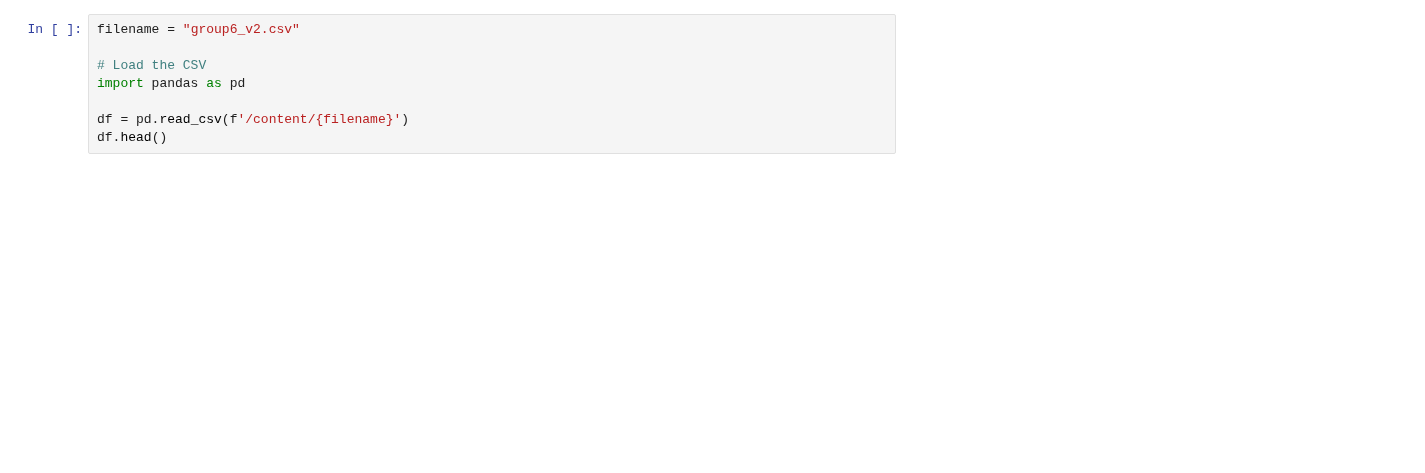
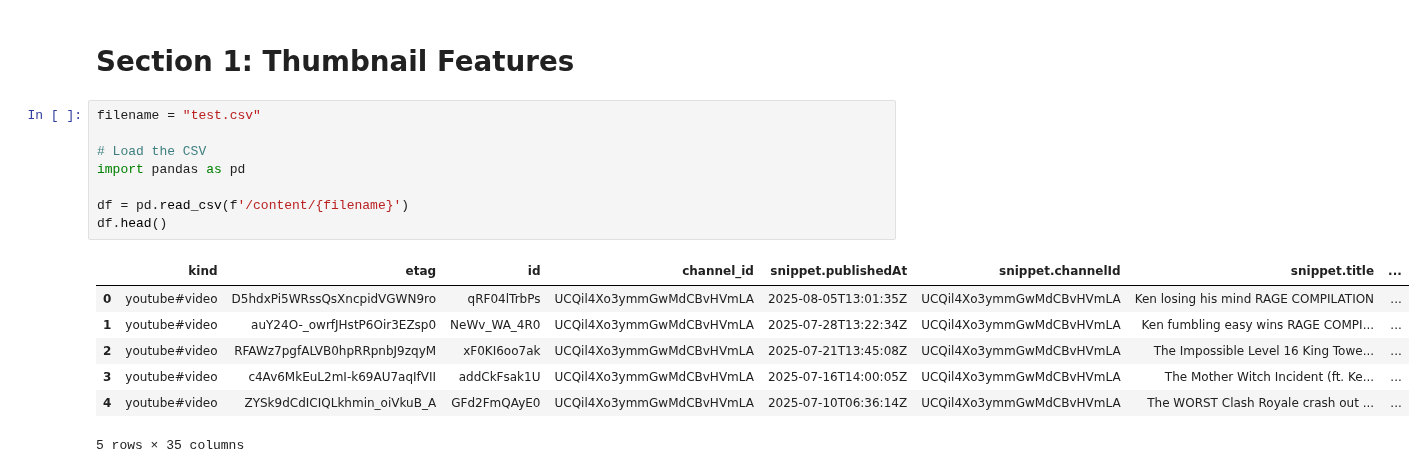
Before and after one commit to rithikkulkarni/Video-Virality, a Jupyter notebook: feature_v2.ipynb, the cells around one changed output. Saved outputs shown, nothing was run; the diff lists cells and outputs as text; blank space fills up the shorter version.

```diff
--- a/feature_v2.ipynb
+++ b/feature_v2.ipynb
@@ -1,13 +1,23 @@
 # %% [markdown]
 <a href="https://colab.research.google.com/github/rithikkulkarni/Video-Virality-Testing/blob/main/feature_v2.ipynb" target="_parent"><img src="https://colab.research.google.com/assets/colab-badge.svg" alt="Open In Colab"/></a>
+# %% [markdown]
+# Section 1: Thumbnail Features
 # %%
-filename = "group6_v2.csv"
+filename = "test.csv"
 
 # Load the CSV
 import pandas as pd
 
 df = pd.read_csv(f'/content/{filename}')
 df.head()
+# %% [output]
+|  | kind | etag | id | channel_id | snippet.publishedAt | snippet.channelId | snippet.title | ... |
+| 0 | youtube#video | D5hdxPi5WRssQsXncpidVGWN9ro | qRF04lTrbPs | UCQil4Xo3ymmGwMdCBvHVmLA | 2025-08-05T13:01:35Z | UCQil4Xo3ymmGwMdCBvHVmLA | Ken losing his mind RAGE COMPILATION | ... |
+| 1 | youtube#video | auY24O-_owrfJHstP6Oir3EZsp0 | NeWv_WA_4R0 | UCQil4Xo3ymmGwMdCBvHVmLA | 2025-07-28T13:22:34Z | UCQil4Xo3ymmGwMdCBvHVmLA | Ken fumbling easy wins RAGE COMPI... | ... |
+| 2 | youtube#video | RFAWz7pgfALVB0hpRRpnbJ9zqyM | xF0KI6oo7ak | UCQil4Xo3ymmGwMdCBvHVmLA | 2025-07-21T13:45:08Z | UCQil4Xo3ymmGwMdCBvHVmLA | The Impossible Level 16 King Towe... | ... |
+| 3 | youtube#video | c4Av6MkEuL2mI-k69AU7aqIfVII | addCkFsak1U | UCQil4Xo3ymmGwMdCBvHVmLA | 2025-07-16T14:00:05Z | UCQil4Xo3ymmGwMdCBvHVmLA | The Mother Witch Incident (ft. Ke... | ... |
+| 4 | youtube#video | ZYSk9dCdICIQLkhmin_oiVkuB_A | GFd2FmQAyE0 | UCQil4Xo3ymmGwMdCBvHVmLA | 2025-07-10T06:36:14Z | UCQil4Xo3ymmGwMdCBvHVmLA | The WORST Clash Royale crash out ... | ... |
+5 rows × 35 columns
 # %%
 # Extract video IDs
 video_ids = df["id"].dropna().unique().tolist()
```
Also changed, not shown: parts of 14 cells of this notebook.
